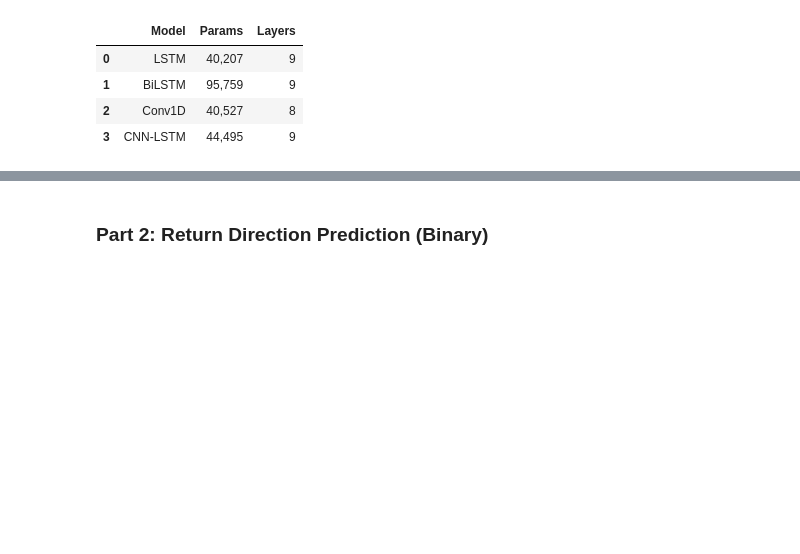
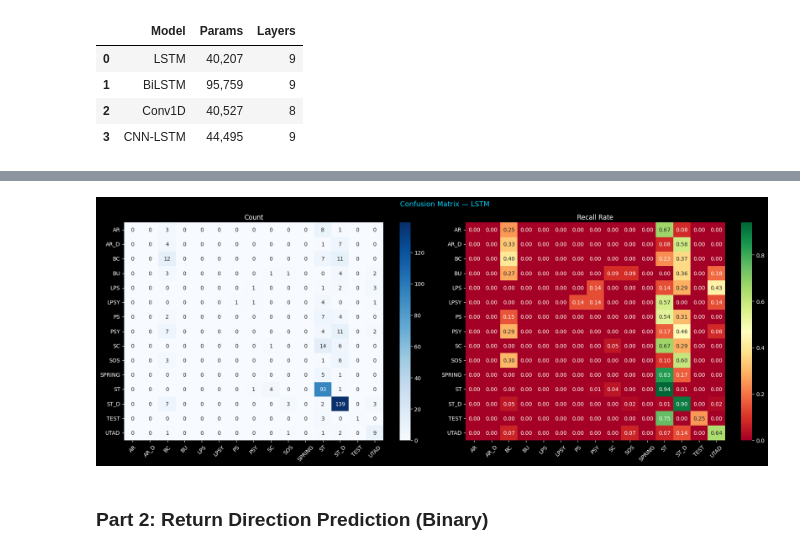
Before and after one commit to hilmanyusoh/stock_pattern, a Jupyter notebook: model/wyckoff_dl.ipynb, the cells around one changed output, grey strips where cells are left out. Drawn from its saved outputs; the diff is of its cells as text; code cells hidden in the pictures; blank space fills up the shorter version.

```diff
--- a/model/wyckoff_dl.ipynb
+++ b/model/wyckoff_dl.ipynb
@@ -804,2 +821,13 @@ plt.tight_layout(); plt.show()
+# %%
+fig, axes = plt.subplots(1, 2, figsize=(18, 7))
+fig.suptitle(f'Confusion Matrix — {best_p1}', fontsize=13, color=COLORS['accent'])
+sns.heatmap(cm,     annot=True, fmt='d',    cmap='Blues',   xticklabels=le.classes_, yticklabels=le.classes_, ax=axes[0])
+sns.heatmap(cm_pct, annot=True, fmt='.2f',  cmap='RdYlGn',  xticklabels=le.classes_, yticklabels=le.classes_, ax=axes[1])
+axes[0].set_title('Count', color='white'); axes[0].tick_params(axis='x', rotation=45)
+axes[1].set_title('Recall Rate', color='white'); axes[1].tick_params(axis='x', rotation=45)
+plt.tight_layout()
+plt.show()
+# %% [output]
+[figure, added]
 # %% [markdown]
 ### Part 2: Return Direction Prediction (Binary)
```
Also changed, not shown: parts of 37 cells of this notebook, 2 other files.
